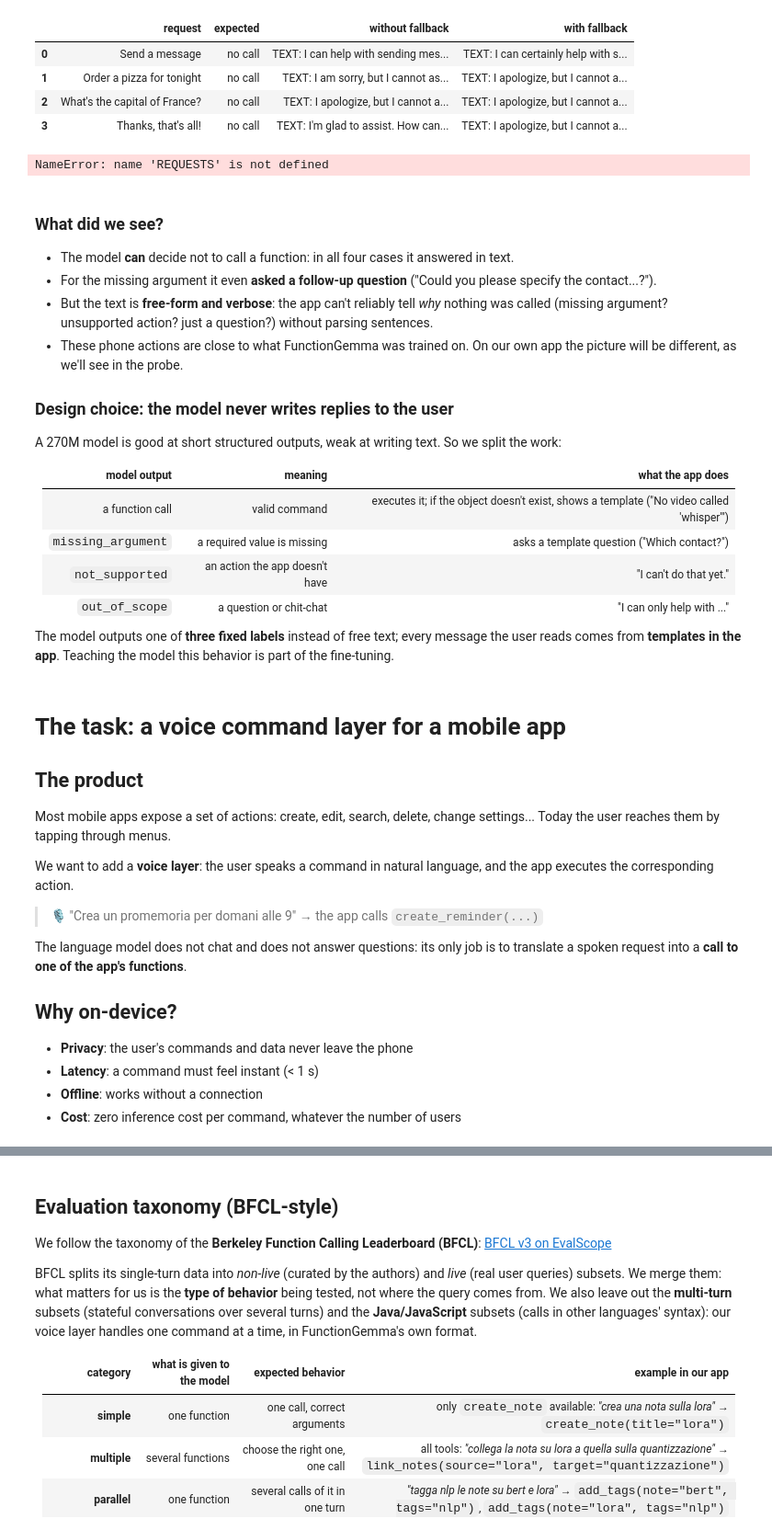
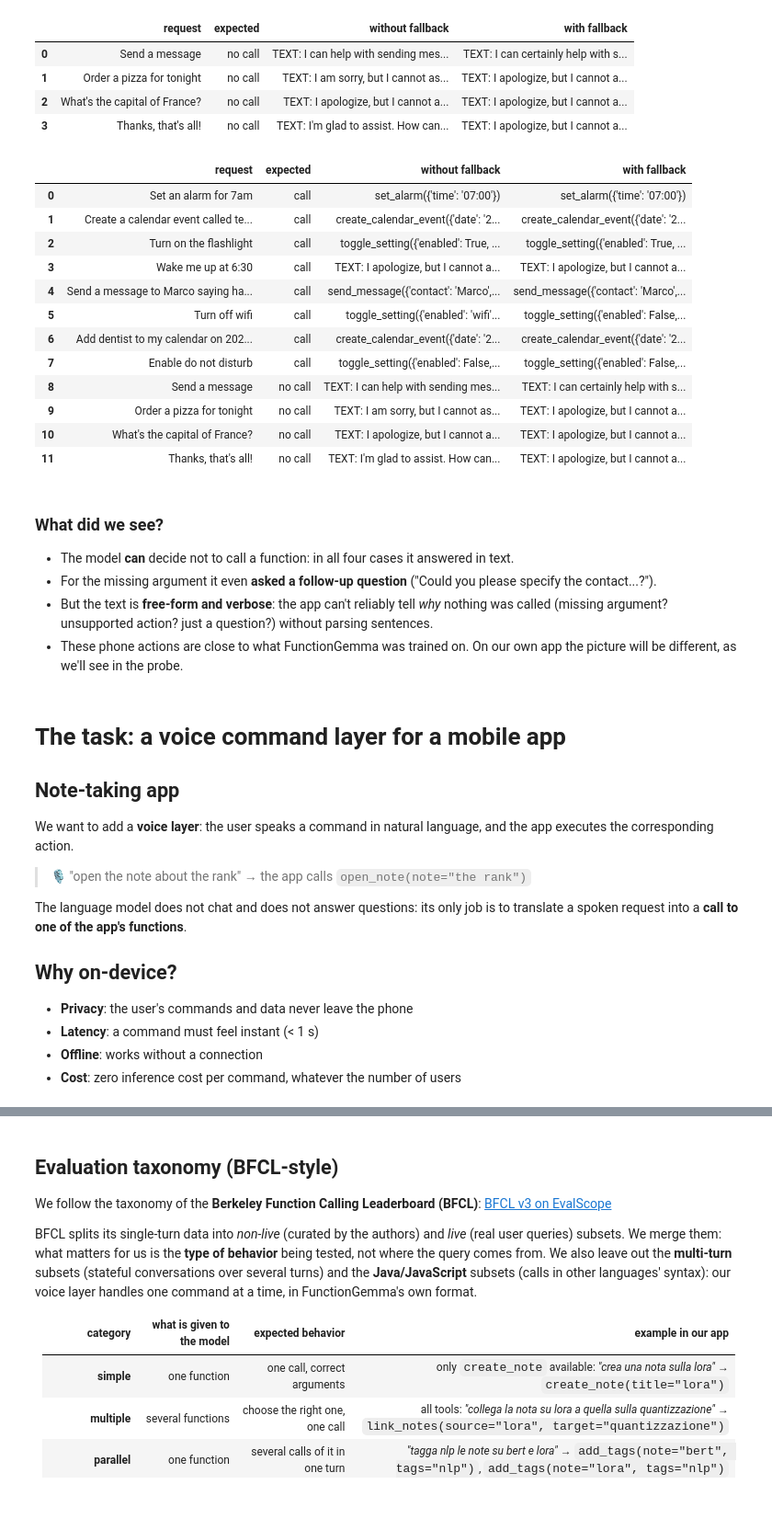
Before and after one commit to lopozz/ai-lectures, a Jupyter notebook: llm_lora/L2.ipynb, the cells around one changed output, grey strips where cells are left out. Shown at 92% size. Saved outputs shown, nothing was run; the diff lists cells and outputs as text; code cells hidden in the pictures; blank space fills up the shorter version.

```diff
--- a/llm_lora/L2.ipynb
+++ b/llm_lora/L2.ipynb
@@ -206,7 +207,7 @@ def ask(user_request, max_new_tokens=128):
     return {"raw": raw, "calls": parse_calls(raw), "seconds": elapsed, "tokens": len(new_tokens)}
 
 
-# r = ask("Set an alarm for 7am")
-# print(r["raw"])
-# print(r["calls"])
-# print(f"{r['tokens']} tokens in {r['seconds']:.2f}s")
+r = ask("Set an alarm for 7am")
+print(r["raw"])
+print(r["calls"])
+print(f"{r['tokens']} tokens in {r['seconds']:.2f}s")
@@ -305,29 +310,54 @@ comparison
 | 3 | Thanks, that's all! | no call | TEXT: I'm glad to assist. How can... | TEXT: I apologize, but I cannot a... |
 # %%
 import pandas as pd
+
+# requests that should trigger a call (the first 8 cover all four functions)
+REQUESTS = [
+    "Set an alarm for 7am",
+    "Create a calendar event called team lunch on 2026-05-12",
+    "Turn on the flashlight",
+    "Wake me up at 6:30",
+    "Send a message to Marco saying happy birthday",
+    "Turn off wifi",
+    "Add dentist to my calendar on 2026-03-14 at 15:00",
+    "Enable do not disturb",
+    "Set an alarm for 9pm called take medicine",
+]
 
 def short(r):
     if r["calls"]:
         return "; ".join(f"{c['name']}({c['arguments']})" for c in r["calls"])
     return "TEXT: " + r["raw"].replace("<end_of_turn>", "").strip()[:60]
 
 # should call a real function / should NOT call a real function
 TEST_REQUESTS = [(req, "call") for req in REQUESTS[:8]] + [(req, "no call") for req in NO_CALL_REQUESTS]
 
 rows = []
-for req, expected in NO_CALL_REQUESTS:
+for req, expected in TEST_REQUESTS:
     rows.append({
         "request": req,
         "expected": expected,
         "without fallback": short(ask(req, tools=TOOLS)),
         "with fallback": short(ask(req, tools=TOOLS_WITH_FALLBACK)),
     })
 
 comparison = pd.DataFrame(rows)
 pd.set_option("display.max_colwidth", 70)
 comparison
 # %% [output]
-NameError: name 'REQUESTS' is not defined
+|  | request | expected | without fallback | with fallback |
+| 0 | Set an alarm for 7am | call | set_alarm({'time': '07:00'}) | set_alarm({'time': '07:00'}) |
+| 1 | Create a calendar event called te... | call | create_calendar_event({'date': '2... | create_calendar_event({'date': '2... |
+| 2 | Turn on the flashlight | call | toggle_setting({'enabled': True, ... | toggle_setting({'enabled': True, ... |
+| 3 | Wake me up at 6:30 | call | TEXT: I apologize, but I cannot a... | TEXT: I apologize, but I cannot a... |
+| 4 | Send a message to Marco saying ha... | call | send_message({'contact': 'Marco',... | send_message({'contact': 'Marco',... |
+| 5 | Turn off wifi | call | toggle_setting({'enabled': 'wifi'... | toggle_setting({'enabled': False,... |
+| 6 | Add dentist to my calendar on 202... | call | create_calendar_event({'date': '2... | create_calendar_event({'date': '2... |
+| 7 | Enable do not disturb | call | toggle_setting({'enabled': False,... | toggle_setting({'enabled': False,... |
+| 8 | Send a message | no call | TEXT: I can help with sending mes... | TEXT: I can certainly help with s... |
+| 9 | Order a pizza for tonight | no call | TEXT: I am sorry, but I cannot as... | TEXT: I apologize, but I cannot a... |
+| 10 | What's the capital of France? | no call | TEXT: I apologize, but I cannot a... | TEXT: I apologize, but I cannot a... |
+| 11 | Thanks, that's all! | no call | TEXT: I'm glad to assist. How can... | TEXT: I apologize, but I cannot a... |
 # %% [markdown]
 ### What did we see?
 - The model **can** decide not to call a function: in all four cases it answered in text.
@@ -337,10 +367,10 @@ NameError: name 'REQUESTS' is not defined
 - These phone actions are close to what FunctionGemma was trained on. On our own app the picture will be different,
   as we'll see in the probe.
 
-### Design choice: the model never writes replies to the user
-A 270M model is good at short structured outputs, weak at writing text. So we split the work:
+<!-- ### Design choice: the model never writes replies to the user
+A 270M model is good at short structured outputs, weak at writing text. So we split the work: -->
 
-| model output | meaning | what the app does |
+<!-- | model output | meaning | what the app does |
 |---|---|---|
 | a function call | valid command | executes it; if the object doesn't exist, shows a template ("No video called 'whisper'") |
 | `missing_argument` | a required value is missing | asks a template question ("Which contact?") |
@@ -348,19 +378,16 @@ A 270M model is good at short structured outputs, weak at writing text. So we sp
 | `out_of_scope` | a question or chit-chat | "I can only help with ..." |
 
 The model outputs one of **three fixed labels** instead of free text; every message the user reads
-comes from **templates in the app**. Teaching the model this behavior is part of the fine-tuning.
+comes from **templates in the app**. Teaching the model this behavior is part of the fine-tuning. -->
 # %% [markdown]
 # The task: a voice command layer for a mobile app
 
-## The product
-Most mobile apps expose a set of actions: create, edit, search, delete, change settings...
-Today the user reaches them by tapping through menus.
-
+## Note-taking app
 We want to add a **voice layer**: the user speaks a command in natural language,
 and the app executes the corresponding action.
 
-> 🎙️ "Crea un promemoria per domani alle 9"
-> → the app calls `create_reminder(...)`
+> 🎙️ "open the note about the rank"
+> → the app calls `open_note(note="the rank")`
 
 The language model does not chat and does not answer questions:
 its only job is to translate a spoken request into a **call to one of the app's functions**.
```
Also changed, not shown: parts of 27 cells of this notebook, 1 other file.
